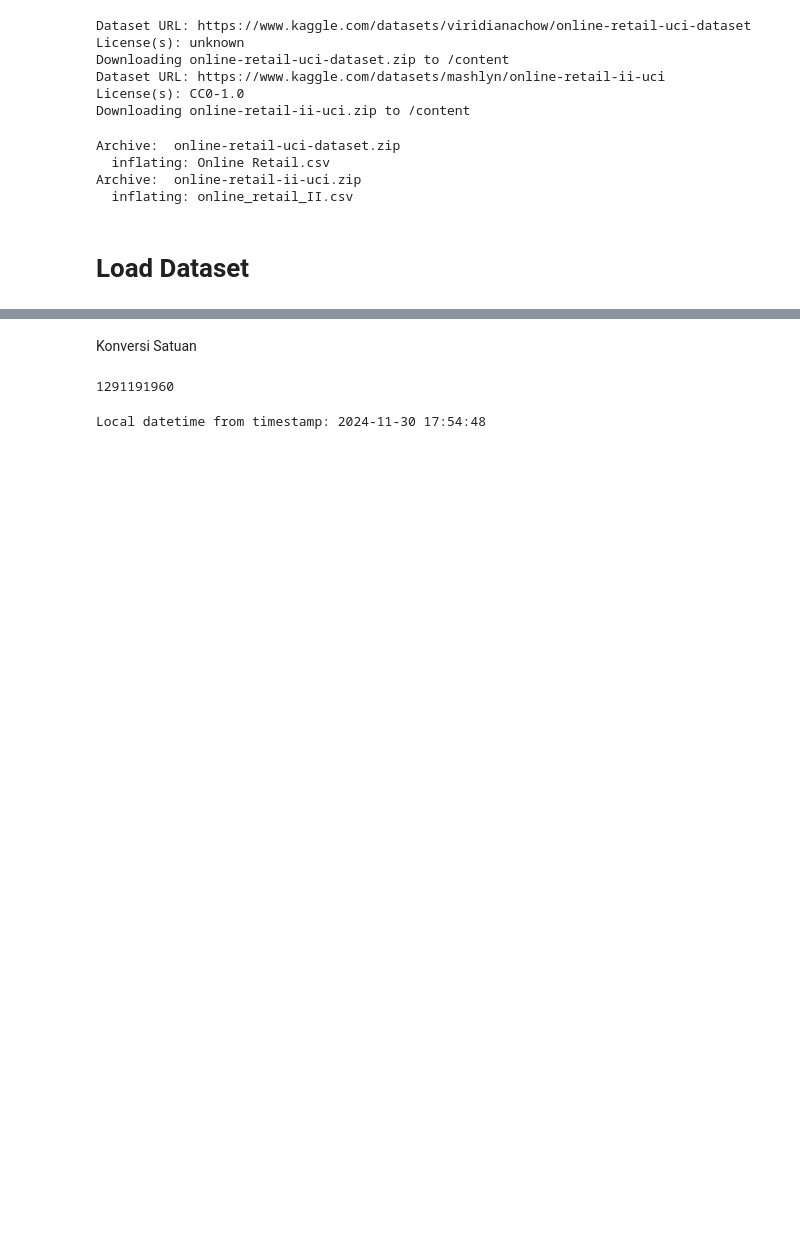
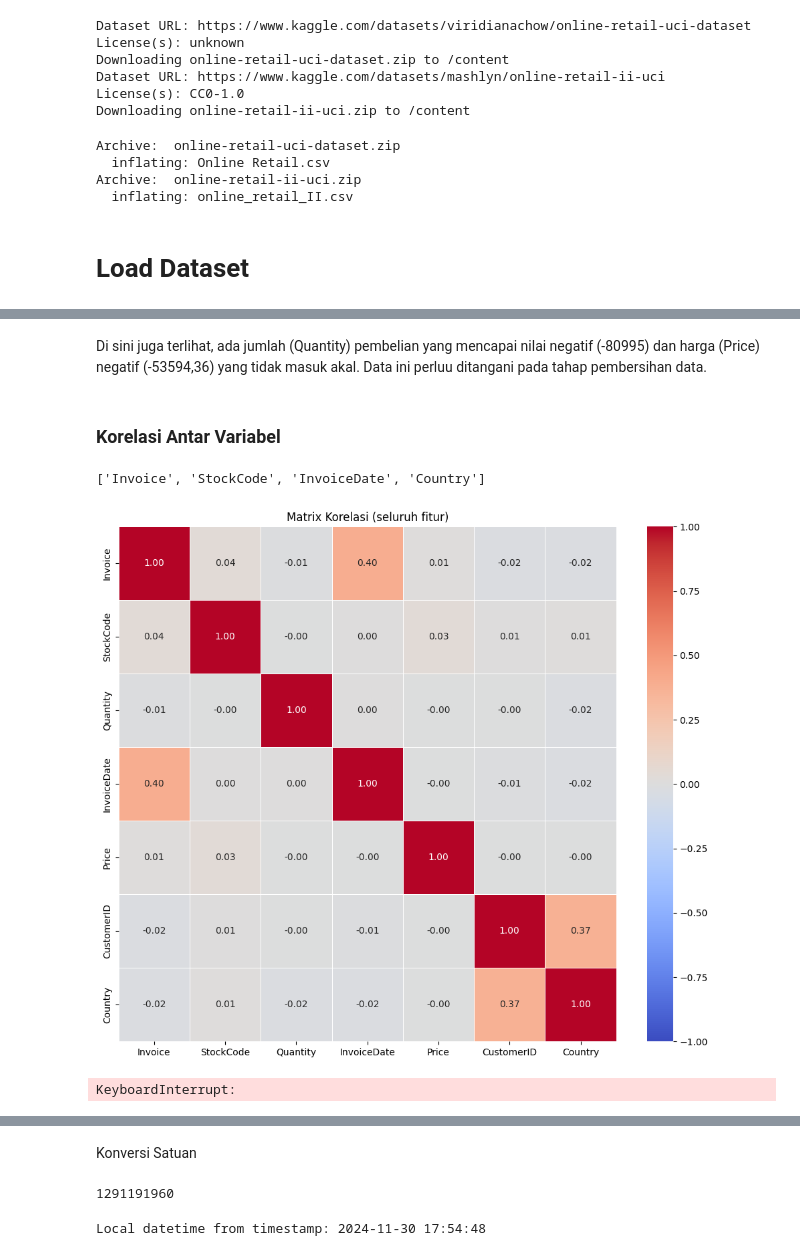
Before and after one commit to ShiftorTheOrca/asah-capstone, a Jupyter notebook: Asah_Fetch_A25_CS328.ipynb, the cells around one changed output, grey strips where cells are left out. Drawn from its saved outputs; the diff is of its cells as text; code cells hidden in the pictures; blank space fills up the shorter version.

```diff
--- a/Asah_Fetch_A25_CS328.ipynb
+++ b/Asah_Fetch_A25_CS328.ipynb
@@ -158 +133,37 @@ df_all.describe()
 | max | 8.099500e+04 | 3.897000e+04 | 1.828700e+04 |
+# %% [markdown]
+Di sini juga terlihat, ada jumlah (Quantity) pembelian yang mencapai nilai negatif (-80995) dan harga (Price) negatif (-53594,36) yang tidak masuk akal. Data ini perluu ditangani pada tahap pembersihan data.
+# %% [markdown]
+### Korelasi Antar Variabel
+# %%
+# Encode variabel kategorikal yang relevan
+label_encoder = LabelEncoder()
+df_lencoder = df_all.copy()
+df_lencoder = df_lencoder.drop('Description', axis=1)
+
+category_features = ['Invoice', 'StockCode', 'InvoiceDate', 'Country']
+print(category_features)
+for col in category_features:
+  df_lencoder[col] = label_encoder.fit_transform(df_all[col])
+
+plt.figure(figsize=(12, 10))
+matrix_korelasi = df_lencoder.corr()
+
+sns.heatmap(matrix_korelasi, annot=True, cmap='coolwarm', fmt='.2f', linewidths=0.5, vmin=-1, vmax=1)
+plt.title('Matrix Korelasi (seluruh fitur)')
+plt.show()
+# %% [output]
+['Invoice', 'StockCode', 'InvoiceDate', 'Country']
+[figure, added]
+# %%
+column_display = ['StockCode', 'Quantity', 'InvoiceDate', 'Price', 'Country']
+plt.figure(figsize=(14, 10))
+
+for i, column in enumerate(column_display, 1):
+  plt.subplot(2, 4, i)
+  sns.histplot(df_all[column], bins=30, kde=True, color='blue')
+  plt.title(f'Distribusi {column}')
+plt.tight_layout()
+plt.show()
+# %% [output]
+KeyboardInterrupt:
```
Also changed, not shown: parts of 30 cells of this notebook.
